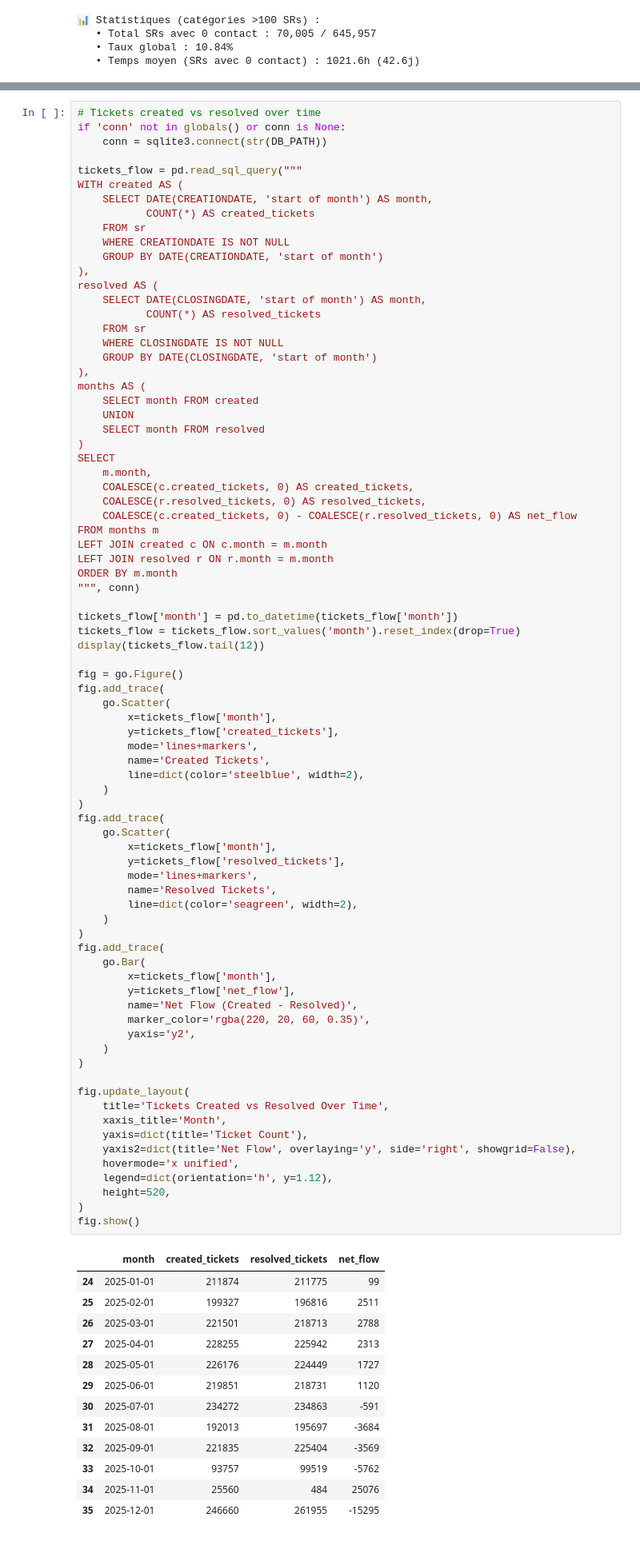
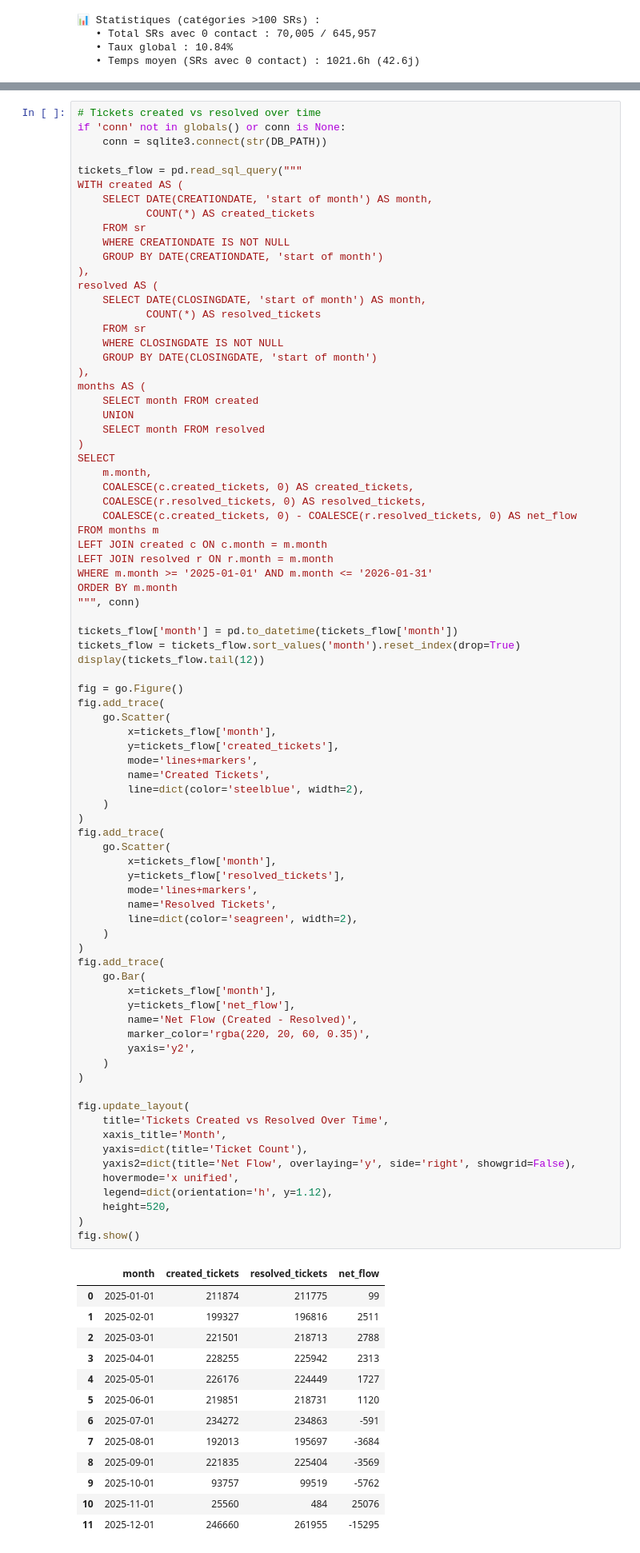
Before and after one commit to jbouniol/bdd-bnpparibas, a Jupyter notebook: Notebook/JO_Analysis.ipynb, the cells around one changed output, grey strips where cells are left out. Shown at 80% size. Cells and saved outputs as stored; diff of their text form.

```diff
--- a/Notebook/JO_Analysis.ipynb
+++ b/Notebook/JO_Analysis.ipynb
@@ -1195,6 +1195,7 @@ SELECT
 FROM months m
 LEFT JOIN created c ON c.month = m.month
 LEFT JOIN resolved r ON r.month = m.month
+WHERE m.month >= '2025-01-01' AND m.month <= '2026-01-31'
 ORDER BY m.month
 """, conn)
 
@@ -1216,45 +1217,45 @@ fig.add_trace(
     go.Scatter(
         x=tickets_flow['month'],
         y=tickets_flow['resolved_tickets'],
         mode='lines+markers',
         name='Resolved Tickets',
         line=dict(color='seagreen', width=2),
     )
 )
 fig.add_trace(
     go.Bar(
         x=tickets_flow['month'],
         y=tickets_flow['net_flow'],
         name='Net Flow (Created - Resolved)',
         marker_color='rgba(220, 20, 60, 0.35)',
         yaxis='y2',
     )
 )
 
 fig.update_layout(
     title='Tickets Created vs Resolved Over Time',
     xaxis_title='Month',
     yaxis=dict(title='Ticket Count'),
     yaxis2=dict(title='Net Flow', overlaying='y', side='right', showgrid=False),
     hovermode='x unified',
     legend=dict(orientation='h', y=1.12),
     height=520,
 )
 fig.show()
 # %% [output]
 |  | month | created_tickets | resolved_tickets | net_flow |
-| 24 | 2025-01-01 | 211874 | 211775 | 99 |
-| 25 | 2025-02-01 | 199327 | 196816 | 2511 |
-| 26 | 2025-03-01 | 221501 | 218713 | 2788 |
-| 27 | 2025-04-01 | 228255 | 225942 | 2313 |
-| 28 | 2025-05-01 | 226176 | 224449 | 1727 |
-| 29 | 2025-06-01 | 219851 | 218731 | 1120 |
-| 30 | 2025-07-01 | 234272 | 234863 | -591 |
-| 31 | 2025-08-01 | 192013 | 195697 | -3684 |
-| 32 | 2025-09-01 | 221835 | 225404 | -3569 |
-| 33 | 2025-10-01 | 93757 | 99519 | -5762 |
-| 34 | 2025-11-01 | 25560 | 484 | 25076 |
-| 35 | 2025-12-01 | 246660 | 261955 | -15295 |
+| 0 | 2025-01-01 | 211874 | 211775 | 99 |
+| 1 | 2025-02-01 | 199327 | 196816 | 2511 |
+| 2 | 2025-03-01 | 221501 | 218713 | 2788 |
+| 3 | 2025-04-01 | 228255 | 225942 | 2313 |
+| 4 | 2025-05-01 | 226176 | 224449 | 1727 |
+| 5 | 2025-06-01 | 219851 | 218731 | 1120 |
+| 6 | 2025-07-01 | 234272 | 234863 | -591 |
+| 7 | 2025-08-01 | 192013 | 195697 | -3684 |
+| 8 | 2025-09-01 | 221835 | 225404 | -3569 |
+| 9 | 2025-10-01 | 93757 | 99519 | -5762 |
+| 10 | 2025-11-01 | 25560 | 484 | 25076 |
+| 11 | 2025-12-01 | 246660 | 261955 | -15295 |
 # %%
 # Fermer la connexion
 conn.close()
```
Also changed, not shown: 2 other files.
